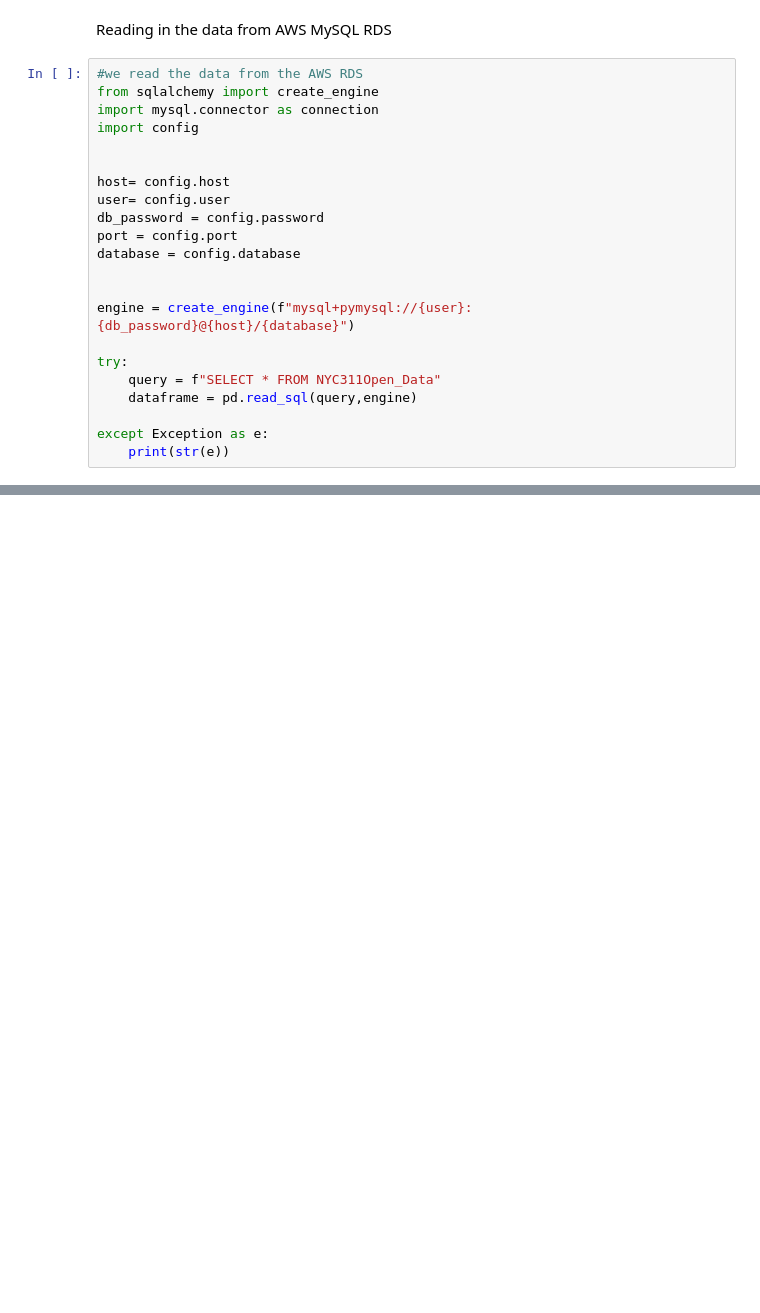
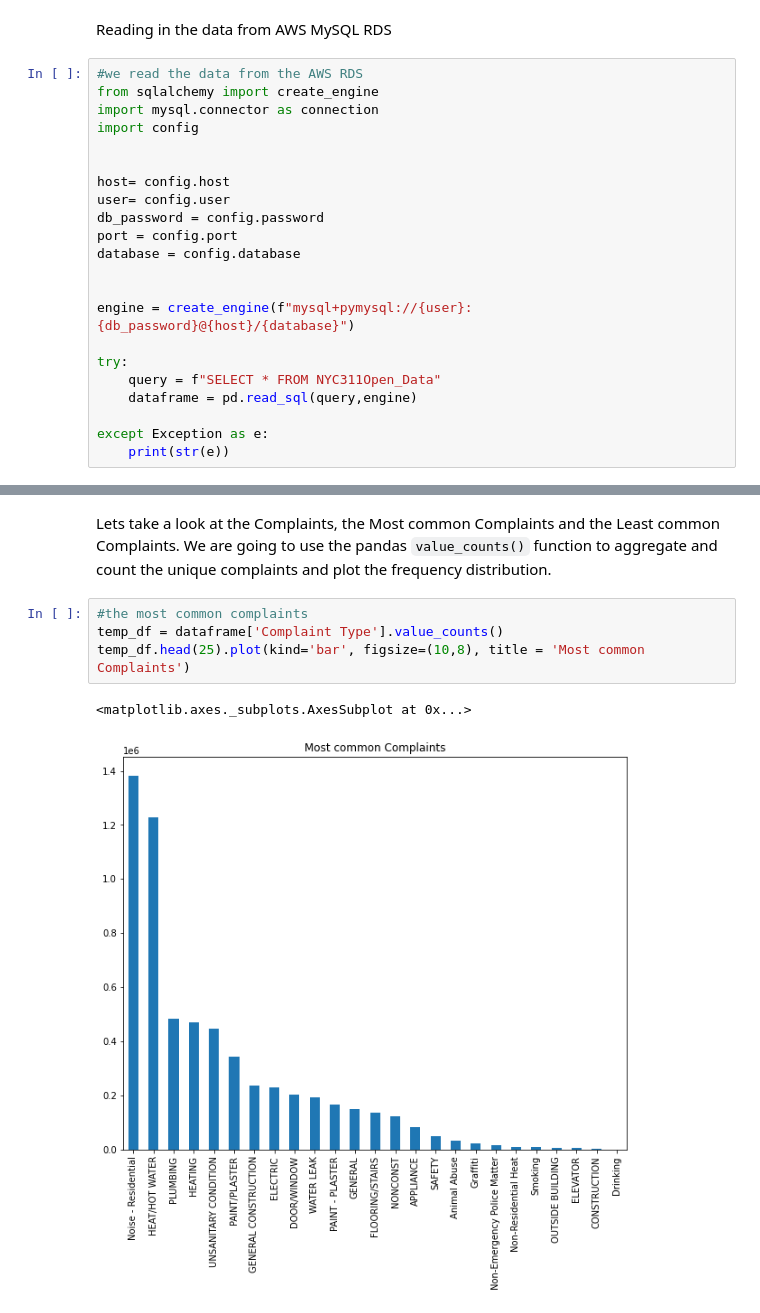
Before and after one commit to kkrusere/Developing-a-Score-to-Measure-Riskiness-of-Residential-Properties-Insurance, a Jupyter notebook: exploratory_data_analysis.ipynb, the cells around one changed output, grey strips where cells are left out. Saved outputs shown, nothing was run; the diff lists cells and outputs as text; blank space fills up the shorter version.

```diff
--- a/exploratory_data_analysis.ipynb
+++ b/exploratory_data_analysis.ipynb
@@ -50,0 +110,9 @@ except Exception as e:
+# %% [markdown]
+Lets take a look at the Complaints, the Most common Complaints and the Least common Complaints. We are going to use the pandas `value_counts()` function to aggregate and count the unique complaints and plot the frequency distribution.
+# %%
+#the most common complaints
+temp_df = dataframe['Complaint Type'].value_counts()
+temp_df.head(25).plot(kind='bar', figsize=(10,8), title = 'Most common Complaints')
+# %% [output]
+<matplotlib.axes._subplots.AxesSubplot at 0x...>
+[figure, added]
```
Also changed, not shown: parts of 33 cells of this notebook.
